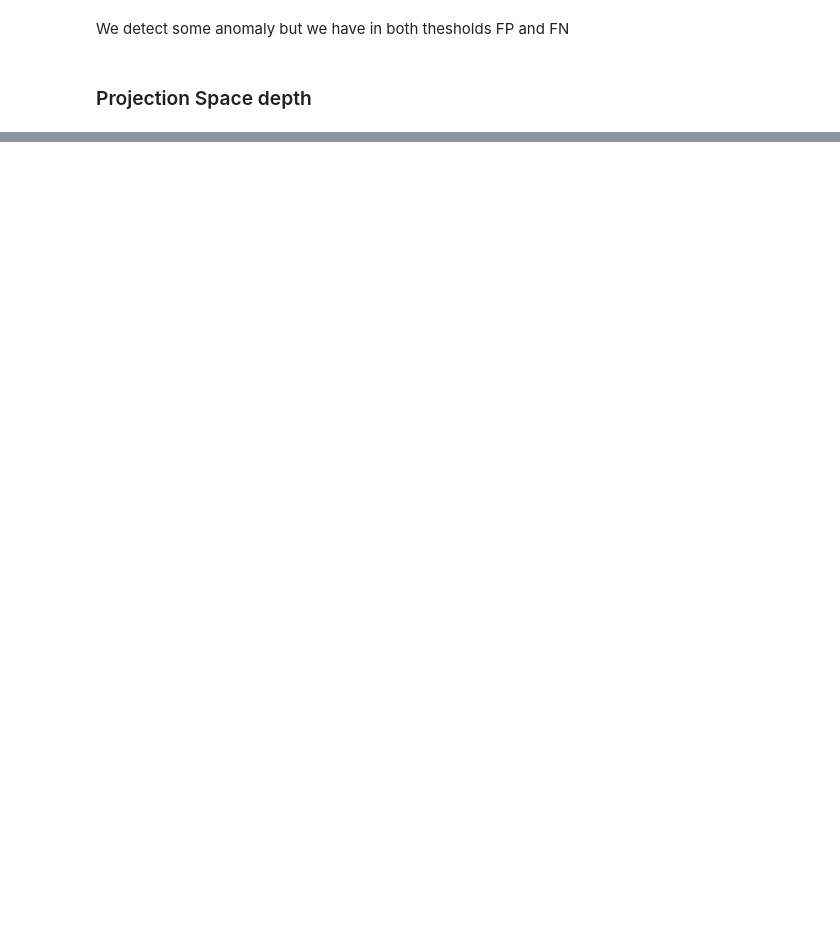
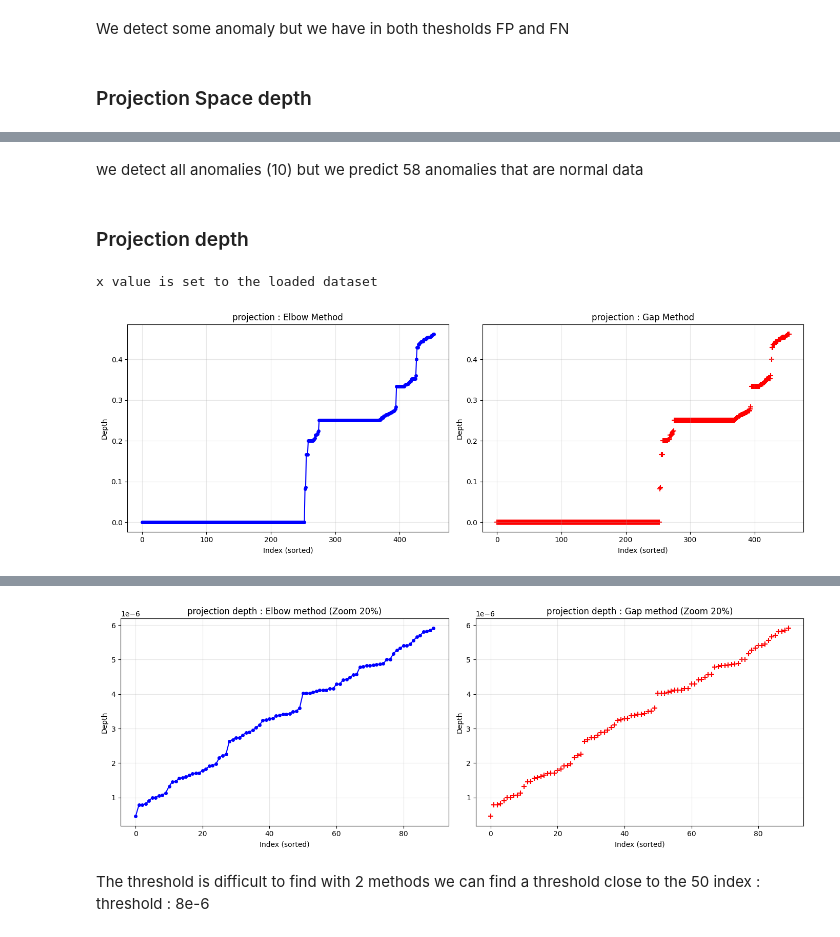
Before and after one commit to loanrottier/data_mining_project, a Jupyter notebook: depth_functions.ipynb, the cells around one changed output, grey strips where cells are left out. Cells and saved outputs as stored; diff of their text form; code cells hidden in the pictures; blank space fills up the shorter version.

```diff
--- a/depth_functions.ipynb
+++ b/depth_functions.ipynb
@@ -421,0 +608,70 @@ plot_thresholds(depth_scores)
+# %% [markdown]
+we detect all anomalies (10) but we predict 58 anomalies that are normal data
+# %% [markdown]
+### Projection depth
+# %%
+model=DepthEucl().load_dataset(X)
+
+# We evaluate the dataset itself (calculate the depth of X with respect to X)
+# exact=True is fast here because we are in 2D with few points
+depth_scores = model.projection(X,evaluate_dataset=True,NRandom=10000,output_option="lowest_depth")
+def plot_thresholds(scores):
+    # sorted scores
+    scores_sorted = np.sort(scores)
+
+    index = np.arange(len(scores_sorted))
+
+    fig, (ax1, ax2) = plt.subplots(1, 2, figsize=(14, 5))
+
+    # ELBOW plot
+    ax1.plot(index, scores_sorted, 'b-o', markersize=4)
+    ax1.set_title("projection : Elbow Method")
+    ax1.set_xlabel("Index (sorted)")
+    ax1.set_ylabel("Depth")
+    ax1.grid(True, alpha=0.3)
+
+    # GAP plot
+    ax2.scatter(index, scores_sorted, c='red', marker='+', s=60)
+    ax2.set_title("projection : Gap Method")
+    ax2.set_xlabel("Index (sorted)")
+    ax2.set_ylabel("Depth")
+    ax2.grid(True, alpha=0.3)
+
+    plt.tight_layout()
+    plt.show()
+
+plot_thresholds(depth_scores)
+
+
+def plot_thresholds_zoom(scores):
+    # sorted scores
+    scores_sorted = np.sort(scores)
+
+    # Zoom on the lowest 20% to better see anomalies
+    n_zoom = int(len(scores) * 0.2)
+    scores_zoom = scores_sorted[:n_zoom]
+    print(scores_zoom)
+    index = np.arange(n_zoom)
+
+    fig, (ax1, ax2) = plt.subplots(1, 2, figsize=(14, 5))
+
+    # ELBOW plot
+    ax1.plot(index, scores_zoom, 'b-o', markersize=4)
+    ax1.set_title("projection depth : Elbow method (Zoom 20%)")
+    ax1.set_xlabel("Index (sorted)")
+    ax1.set_ylabel("Depth")
+    ax1.grid(True, alpha=0.3)
+
+    # GAP plot
+    ax2.scatter(index, scores_zoom, c='red', marker='+', s=60)
+    ax2.set_title("projection depth : Gap method (Zoom 20%)")
+    ax2.set_xlabel("Index (sorted)")
+    ax2.set_ylabel("Depth")
+    ax2.grid(True, alpha=0.3)
+
+    plt.tight_layout()
+    plt.show()
+plot_thresholds_zoom(depth_scores)
+# %% [output]
+x value is set to the loaded dataset
+[figure, added]
@@ -421,0 +695,3 @@ plot_thresholds(depth_scores)
+[figure, added]
+# %% [markdown]
+The threshold is difficult to find with 2 methods we can find a threshold close to the 50 index : threshold : 8e-6
```
Also changed, not shown: parts of 20 cells of this notebook, 1 other file.
